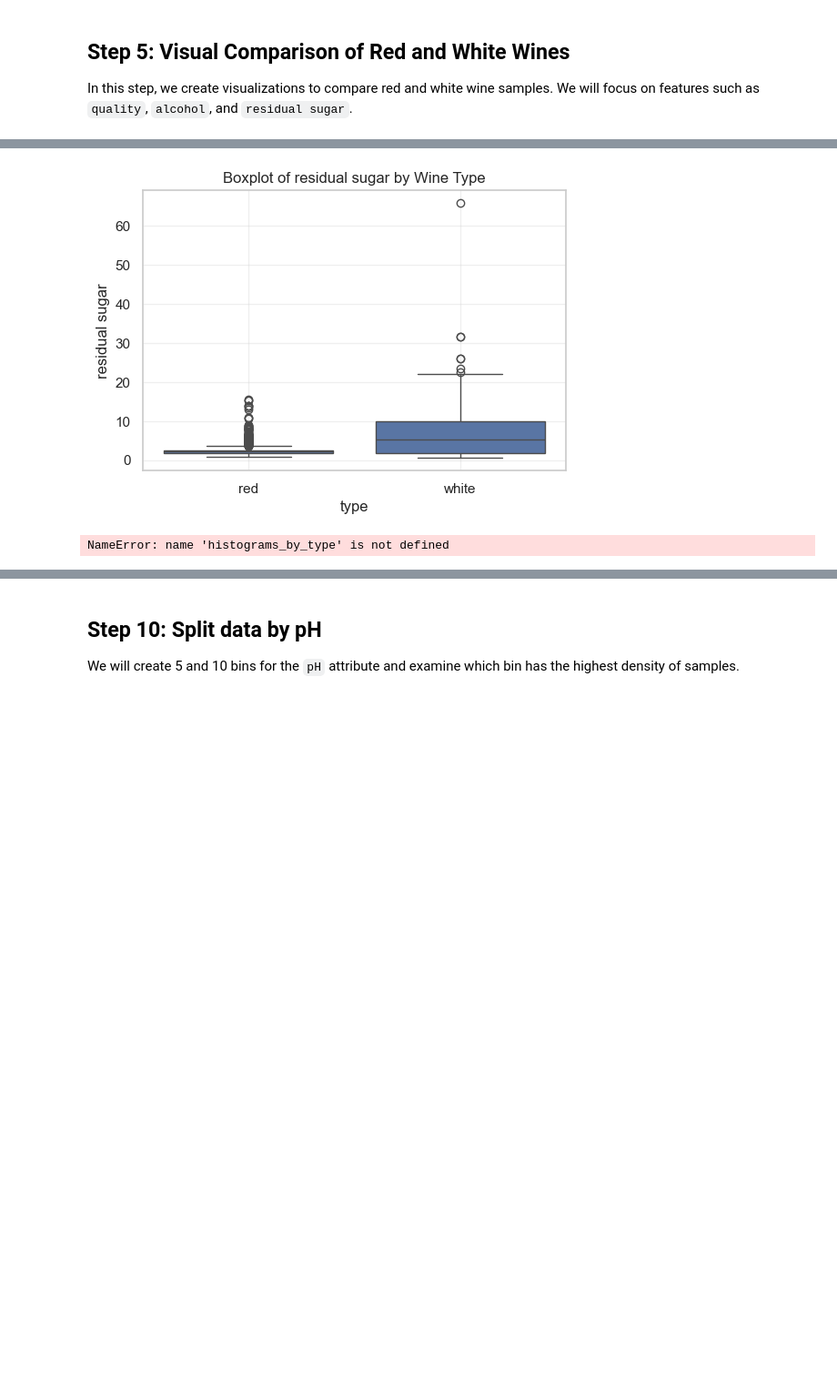
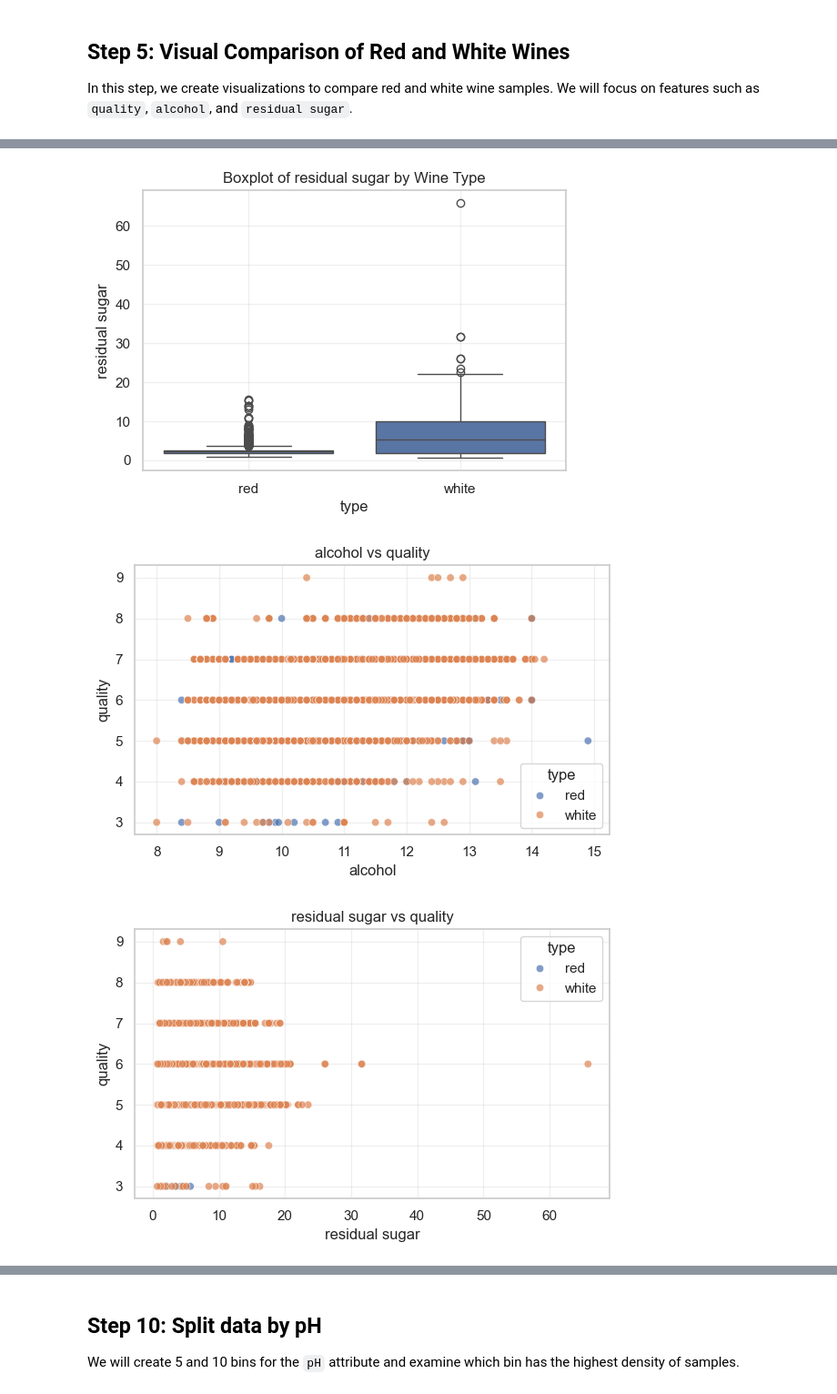
Before and after one commit to MickeJDengaard/MP2, a Jupyter notebook: MP2.ipynb, the cells around one changed output, grey strips where cells are left out. Shown at 91% size. Saved outputs shown, nothing was run; the diff lists cells and outputs as text; code cells hidden in the pictures; blank space fills up the shorter version.

```diff
--- a/MP2.ipynb
+++ b/MP2.ipynb
@@ -116,26 +108,27 @@ We will focus on features such as `quality`, `alcohol`, and `residual sugar`.
 # %%
 # -------------------------------
 # Step 5: Visual Comparison of Red and White Wines
 # -------------------------------
 
 # 1. Boxplots for quality, alcohol, and residual sugar by wine type
 features_to_plot = ['quality', 'alcohol', 'residual sugar']
 for feature in features_to_plot:
     plt.figure(figsize=(6,4))
     sns.boxplot(data=df, x='type', y=feature)
     plt.title(f"Boxplot of {feature} by Wine Type")
     plt.grid(True, alpha=0.3)
     plt.show()
 
 # 2. Histograms with bell curve overlay for these features
-histograms_by_type(df[features_to_plot + ['type']], bins=15, layout="grid", category_col="type", bell_curve=True)
+#histograms_by_type(df[features_to_plot + ['type']], bins=15, layout="grid", category_col="type", bell_curve=True)
 
 # 3. Scatter plots: alcohol vs quality and residual sugar vs quality
 scatter_vs_quality(df, features=['alcohol', 'residual sugar'])
 # %% [output]
 [figure]
 [figure]
 [figure]
-NameError: name 'histograms_by_type' is not defined
+[figure, added]
+[figure, added]
 # %% [markdown]
 ## Step 6: Analysis Based on Visualizations
```
Also changed, not shown: parts of 10 cells of this notebook, 3 other files.
